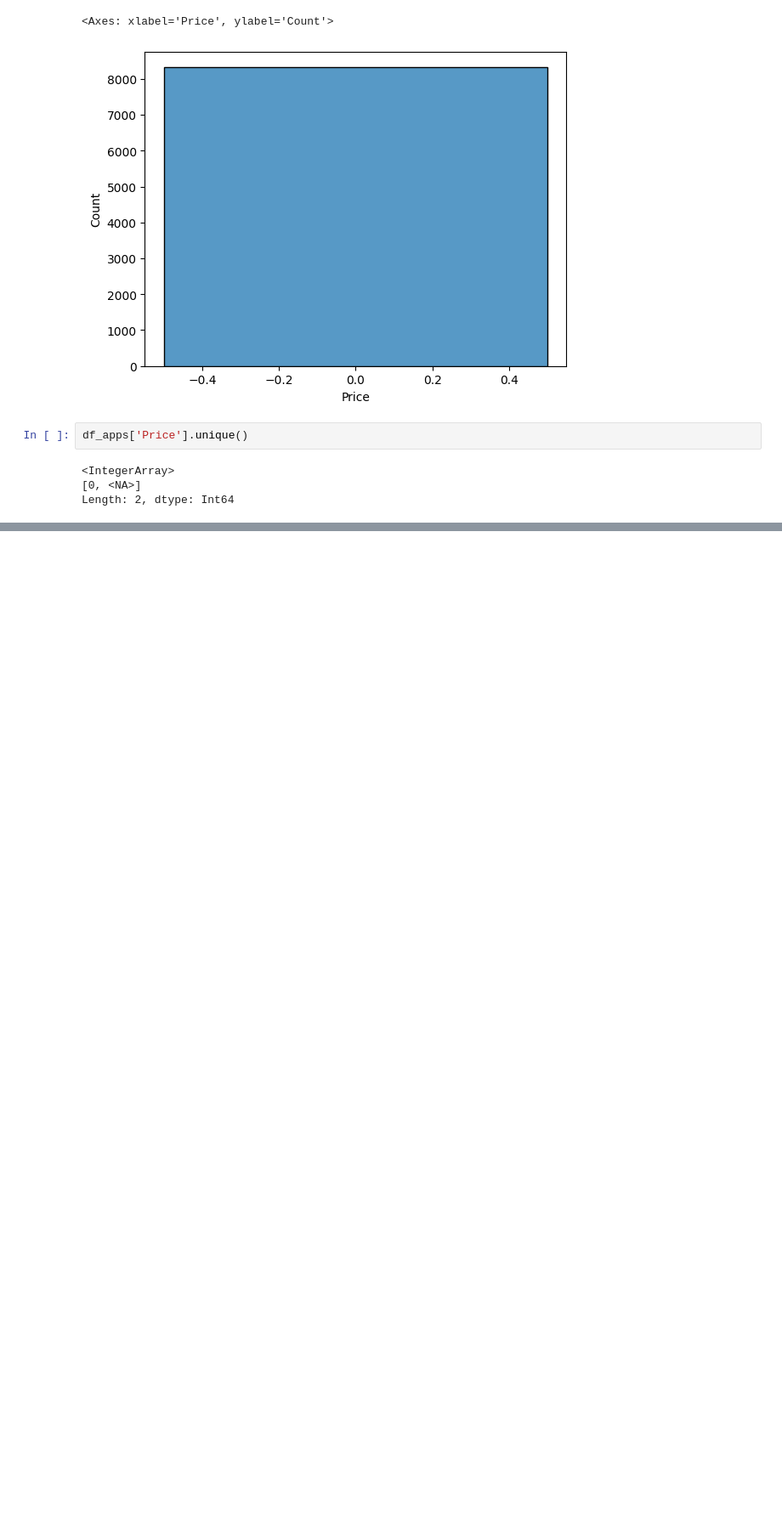
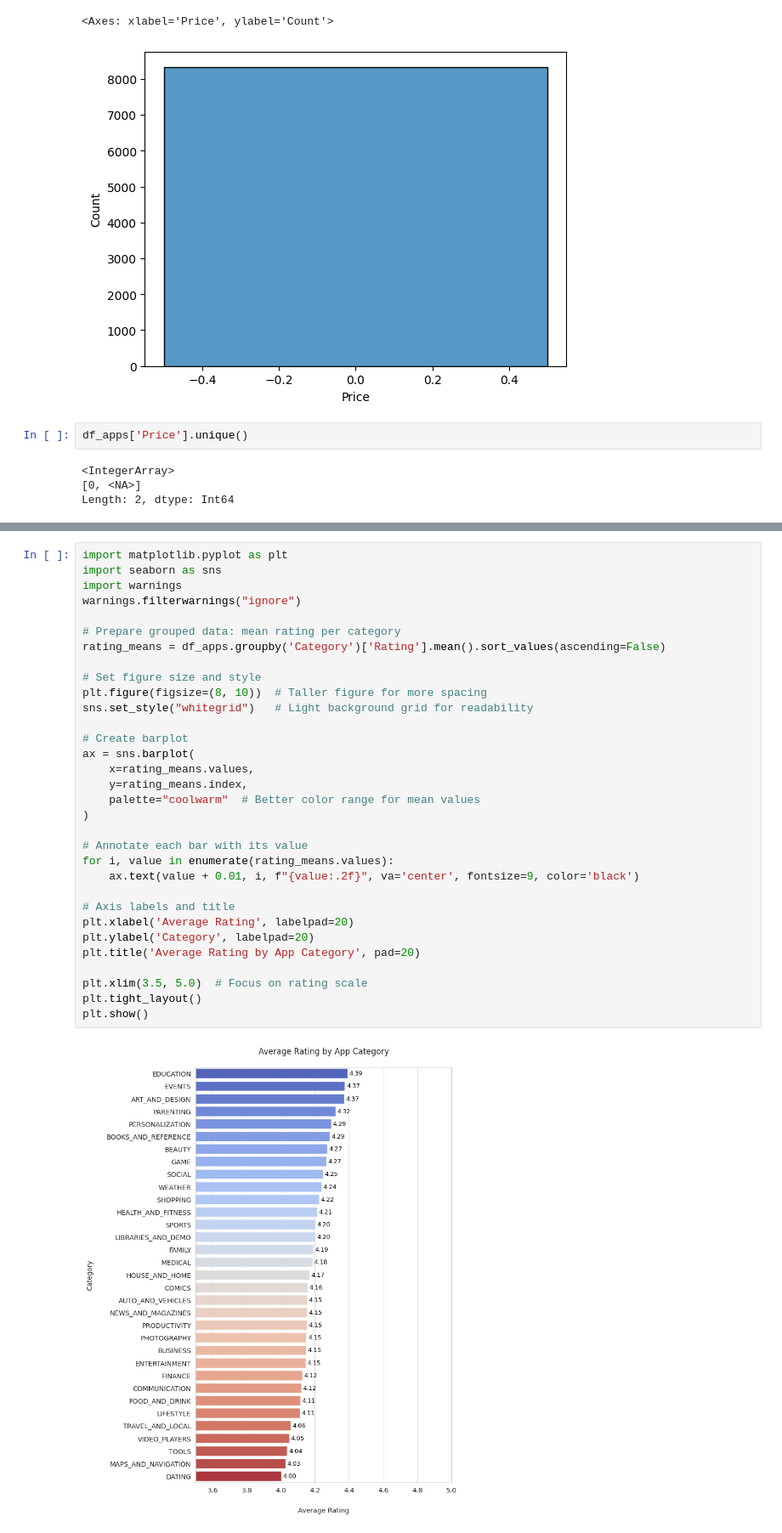
Before and after one commit to svgoudar/My-Data-Science-Roadmap, a Jupyter notebook: EDA/Data Cleaning.ipynb, the cells around one changed output, grey strips where cells are left out. Shown: that part at 85% size. Drawn from its saved outputs; the diff is of its cells as text; blank space fills up the shorter version.

```diff
--- a/EDA/Data Cleaning.ipynb
+++ b/EDA/Data Cleaning.ipynb
@@ -800,0 +850,34 @@ Length: 2, dtype: Int64
+# %%
+import matplotlib.pyplot as plt
+import seaborn as sns
+import warnings
+warnings.filterwarnings("ignore")
+
+# Prepare grouped data: mean rating per category
+rating_means = df_apps.groupby('Category')['Rating'].mean().sort_values(ascending=False)
+
+# Set figure size and style
+plt.figure(figsize=(8, 10))  # Taller figure for more spacing
+sns.set_style("whitegrid")   # Light background grid for readability
+
+# Create barplot
+ax = sns.barplot(
+    x=rating_means.values,
+    y=rating_means.index,
+    palette="coolwarm"  # Better color range for mean values
+)
+
+# Annotate each bar with its value
+for i, value in enumerate(rating_means.values):
+    ax.text(value + 0.01, i, f"{value:.2f}", va='center', fontsize=9, color='black')
+
+# Axis labels and title
+plt.xlabel('Average Rating', labelpad=20)
+plt.ylabel('Category', labelpad=20)
+plt.title('Average Rating by App Category', pad=20)
+
+plt.xlim(3.5, 5.0)  # Focus on rating scale
+plt.tight_layout()
+plt.show()
+# %% [output]
+[figure, added]
```
Also changed, not shown: parts of 14 cells of this notebook.
